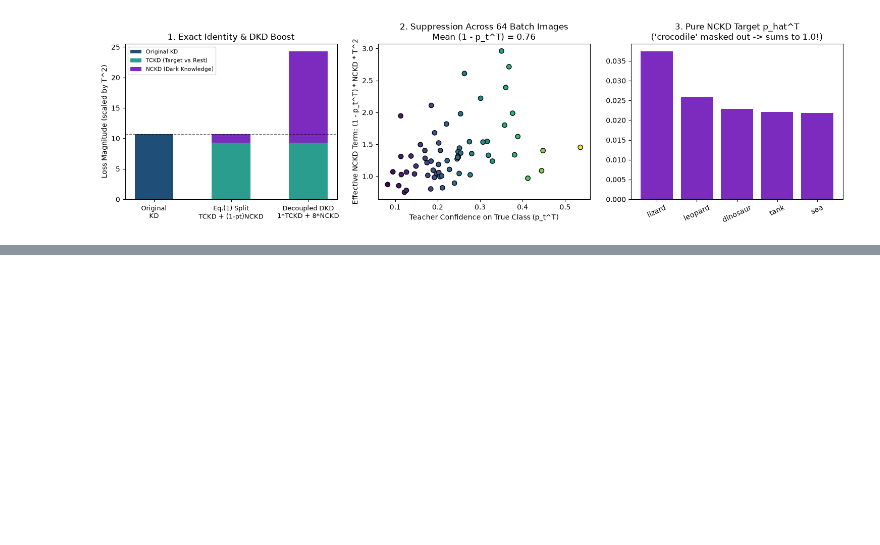
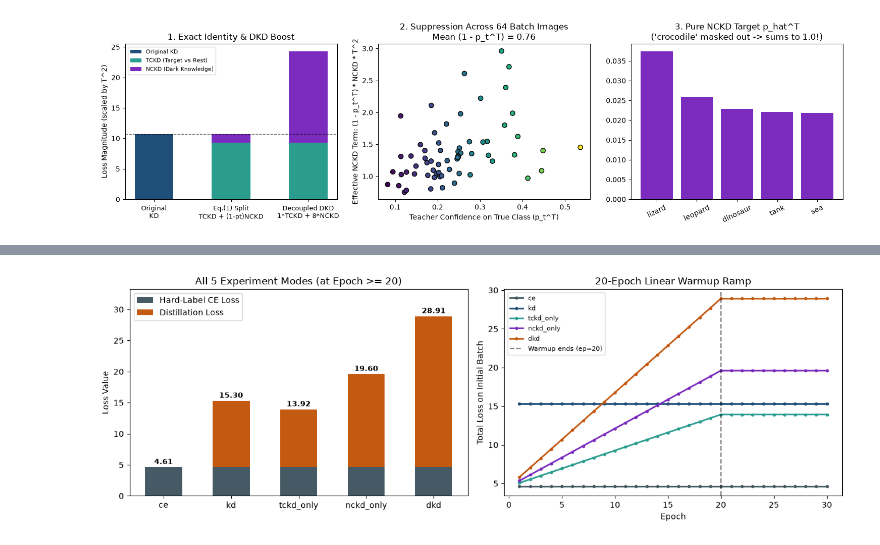
Before and after one commit to SufyanSiddiqui/ml-dkd-fall-2026, a Jupyter notebook: notebooks/05_dkd_from_scratch.ipynb, the cells around one changed output, grey strips where cells are left out. Saved outputs shown, nothing was run; the diff lists cells and outputs as text; code cells hidden in the pictures; blank space fills up the shorter version.

```diff
--- a/notebooks/05_dkd_from_scratch.ipynb
+++ b/notebooks/05_dkd_from_scratch.ipynb
@@ -891,0 +935,43 @@ plt.show()
+# %%
+modes_list = ["ce", "kd", "tckd_only", "nckd_only", "dkd"]
+ce_vals, dist_vals, tot_vals = [], [], []
+
+for m in modes_list:
+    tot, ce_v, dist_v = compute_student_loss(m, batch_logits_s, batch_y, batch_logits_t, epoch=20)
+    ce_vals.append(ce_v)
+    dist_vals.append(dist_v)
+    tot_vals.append(tot.item())
+
+fig, axes = plt.subplots(1, 2, figsize=(13, 4.5))
+
+# Left: Stacked Bar of CE + Distillation across all 5 modes
+x_idx = np.arange(len(modes_list))
+axes[0].bar(x_idx, ce_vals, width=0.55, label="Hard-Label CE Loss", color="#455a64")
+axes[0].bar(x_idx, dist_vals, bottom=ce_vals, width=0.55, label="Distillation Loss", color="#c45911")
+
+for i, total in enumerate(tot_vals):
+    axes[0].text(i, total + 0.5, f"{total:.2f}", ha="center", fontsize=9, fontweight="bold")
+
+axes[0].set_xticks(x_idx)
+axes[0].set_xticklabels(modes_list, fontsize=10)
+axes[0].set_ylim(0, max(tot_vals) * 1.15)
+axes[0].set_ylabel("Loss Value")
+axes[0].set_title("All 5 Experiment Modes (at Epoch >= 20)")
+axes[0].legend()
+
+# Right: Why 20-Epoch Warmup Matters (Total Loss from Epoch 1 -> 30)
+ep_range = np.arange(1, 31)
+for m, color in [("ce", "#455a64"), ("kd", "#1f4e79"), ("tckd_only", "#2a9d8f"), ("nckd_only", "#7b2cbf"), ("dkd", "#c45911")]:
+    curve = [compute_student_loss(m, batch_logits_s, batch_y, batch_logits_t, epoch=int(ep))[0].item() for ep in ep_range]
+    axes[1].plot(ep_range, curve, marker="o", markersize=3, linewidth=2, label=m, color=color)
+
+axes[1].axvline(20, color="k", linestyle="--", alpha=0.5, label="Warmup ends (ep=20)")
+axes[1].set_xlabel("Epoch")
+axes[1].set_ylabel("Total Loss on Initial Batch")
+axes[1].set_title("20-Epoch Linear Warmup Ramp")
+axes[1].legend(fontsize=8)
+
+plt.tight_layout()
+plt.show()
+# %% [output]
+[figure, added]
```
Also changed, not shown: parts of 1 cell of this notebook.
